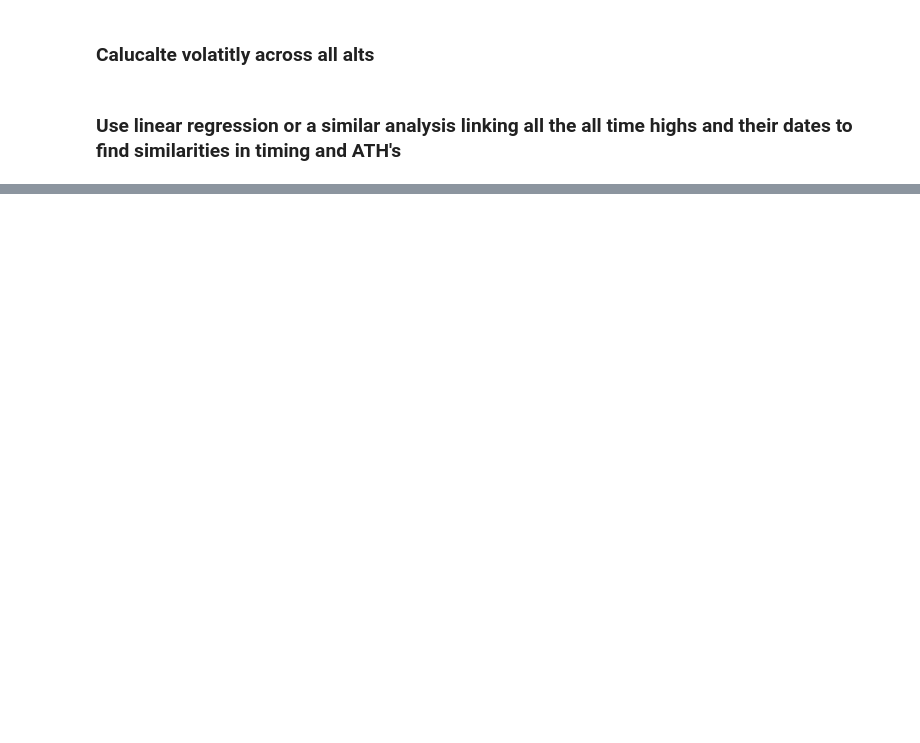
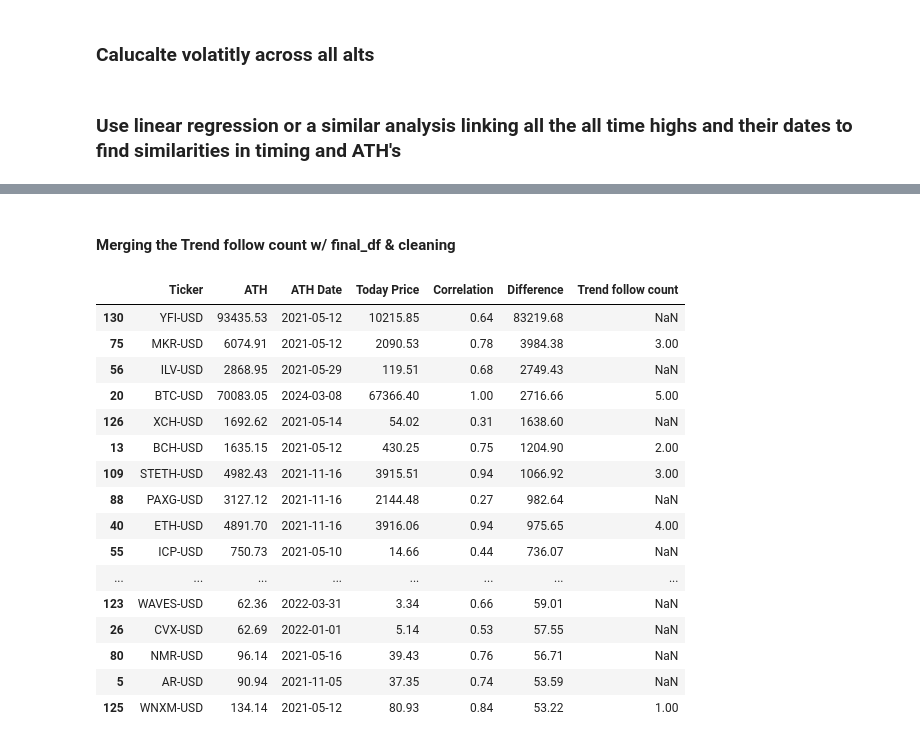
Before and after one commit to Gino-Petrosian/Cryptocurrency-cyclic-Correlation-with-Bitcoin, a Jupyter notebook: FreeformAnalysis.ipynb, the cells around one changed output, grey strips where cells are left out. Drawn from its saved outputs; the diff is of its cells as text; code cells hidden in the pictures; blank space fills up the shorter version.

```diff
--- a/FreeformAnalysis.ipynb
+++ b/FreeformAnalysis.ipynb
@@ -1273,0 +917,35 @@ ath_df
+# %% [markdown]
+#### Merging the Trend follow count w/ final_df & cleaning
+# %%
+final_df = pd.merge(final_df, ticker_count_df, on='Ticker', how='outer')
+# %%
+# Combining 'Trend follow count_x' and 'Trend follow count_y'
+final_df['Trend follow count'] = final_df.apply(
+    lambda row: row['Trend follow count_y'] if pd.notnull(row['Trend follow count_y'])
+    else row['Trend follow count_x'],
+    axis=1)
+# %%
+final_df = final_df.drop(columns = ['Trend follow count_x', 'Trend follow count_y'])
+# %%
+# final_df = pd.merge(final_df, ticker_count_df, on='Ticker', how='outer')
+final_df = final_df.sort_values(by='Difference', ascending=False)
+# %%
+final_df.head(50)
+# %% [output]
+|  | Ticker | ATH | ATH Date | Today Price | Correlation | Difference | Trend follow count |
+| 130 | YFI-USD | 93435.53 | 2021-05-12 | 10215.85 | 0.64 | 83219.68 | NaN |
+| 75 | MKR-USD | 6074.91 | 2021-05-12 | 2090.53 | 0.78 | 3984.38 | 3.00 |
+| 56 | ILV-USD | 2868.95 | 2021-05-29 | 119.51 | 0.68 | 2749.43 | NaN |
+| 20 | BTC-USD | 70083.05 | 2024-03-08 | 67366.40 | 1.00 | 2716.66 | 5.00 |
+| 126 | XCH-USD | 1692.62 | 2021-05-14 | 54.02 | 0.31 | 1638.60 | NaN |
+| 13 | BCH-USD | 1635.15 | 2021-05-12 | 430.25 | 0.75 | 1204.90 | 2.00 |
+| 109 | STETH-USD | 4982.43 | 2021-11-16 | 3915.51 | 0.94 | 1066.92 | 3.00 |
+| 88 | PAXG-USD | 3127.12 | 2021-11-16 | 2144.48 | 0.27 | 982.64 | NaN |
+| 40 | ETH-USD | 4891.70 | 2021-11-16 | 3916.06 | 0.94 | 975.65 | 4.00 |
+| 55 | ICP-USD | 750.73 | 2021-05-10 | 14.66 | 0.44 | 736.07 | NaN |
+| ... | ... | ... | ... | ... | ... | ... | ... |
+| 123 | WAVES-USD | 62.36 | 2022-03-31 | 3.34 | 0.66 | 59.01 | NaN |
+| 26 | CVX-USD | 62.69 | 2022-01-01 | 5.14 | 0.53 | 57.55 | NaN |
+| 80 | NMR-USD | 96.14 | 2021-05-16 | 39.43 | 0.76 | 56.71 | NaN |
+| 5 | AR-USD | 90.94 | 2021-11-05 | 37.35 | 0.74 | 53.59 | NaN |
+| 125 | WNXM-USD | 134.14 | 2021-05-12 | 80.93 | 0.84 | 53.22 | 1.00 |
```
Also changed, not shown: parts of 66 cells of this notebook.
